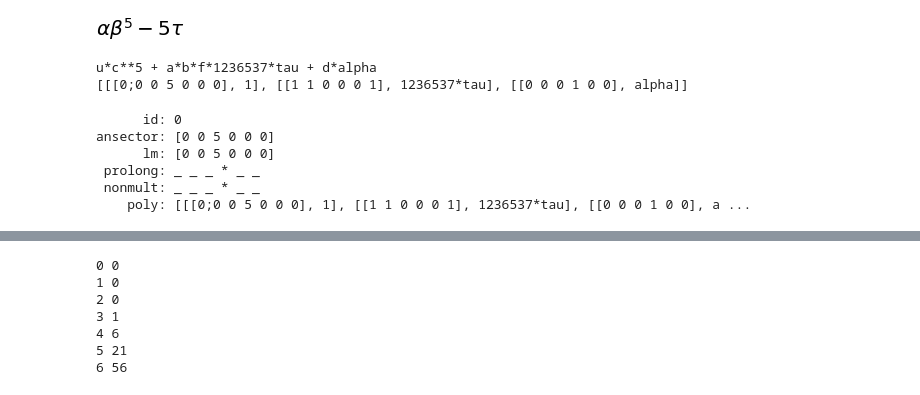
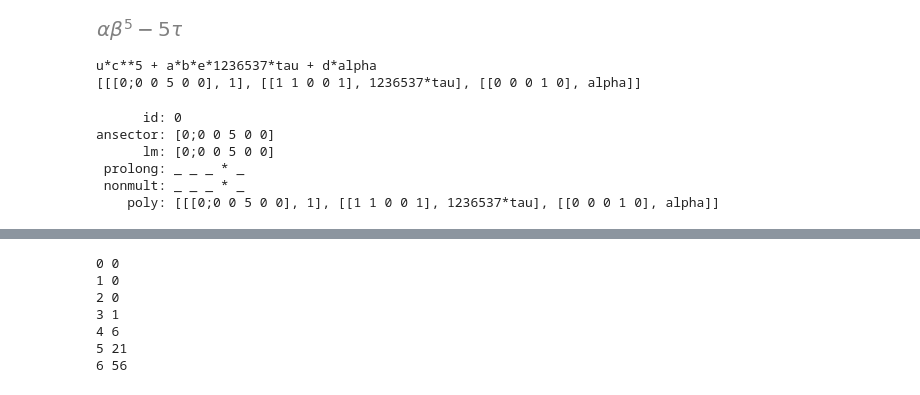
Before and after one commit to blinkovua/GInv, a Jupyter notebook: pyginv/janet.ipynb, the cells around one changed output, grey strips where cells are left out. Saved outputs shown, nothing was run; the diff lists cells and outputs as text; code cells hidden in the pictures.

```diff
--- a/pyginv/janet.ipynb
+++ b/pyginv/janet.ipynb
@@ -5,8 +5,10 @@ from pprint import pprint
 from janet import *
 sympy.init_printing()
 # %%
-var = ['a', 'b', 'c', 'd', 'e', 'f']
-fun = ['u', 'v', 'w']
-Monom.init(var, fun)
+var = 'a, b, c, d, e'.split(', ')
+fun = 'u, v, w'.split(', ')
+var, fun = Poly.init(var, fun)
+a, b, c, d, e = var
+u, v, w = fun
 # %%
 Monom.cmp = Monom.POTlex
@@ -18,13 +15,13 @@ for i, g in enumerate(fun):
 # %%
 alpha, beta, tau = sympy.symbols('alpha, beta, tau', real=True)
 display(alpha*beta**5 - 5*tau)
-h = u*c**5 + f*a*b*tau*1236537 + d*alpha
+h = u*c**5 + e*a*b*tau*1236537 + d*alpha
 print(h)
 print(f"{h!r}")
 # %% [output]
-[figure, old version]
+[figure, new version]
-u*c**5 + a*b*f*1236537*tau + d*alpha
-[[[0;0 0 5 0 0 0], 1], [[1 1 0 0 0 1], 1236537*tau], [[0 0 0 1 0 0], alpha]]
+u*c**5 + a*b*e*1236537*tau + d*alpha
+[[[0;0 0 5 0 0], 1], [[1 1 0 0 1], 1236537*tau], [[0 0 0 1 0], alpha]]
 # %%
 w1 = Wrap(h)
 w1.nonmult[3] = True
@@ -34,11 +31,11 @@ w2.nonmult[4] = True
 w1
 # %% [output]
       id: 0
-ansector: [0 0 5 0 0 0]
-      lm: [0 0 5 0 0 0]
- prolong: _ _ _ * _ _
- nonmult: _ _ _ * _ _
-    poly: [[[0;0 0 5 0 0 0], 1], [[1 1 0 0 0 1], 1236537*tau], [[0 0 0 1 0 0], a ...
+ansector: [0;0 0 5 0 0]
+      lm: [0;0 0 5 0 0]
+ prolong: _ _ _ * _
+ nonmult: _ _ _ * _
+    poly: [[[0;0 0 5 0 0], 1], [[1 1 0 0 1], 1236537*tau], [[0 0 0 1 0], alpha]]
 # %%
 print(f"{w1}")
 # %% [output]
```
Also changed, not shown: parts of 18 cells of this notebook, 51 other files.
